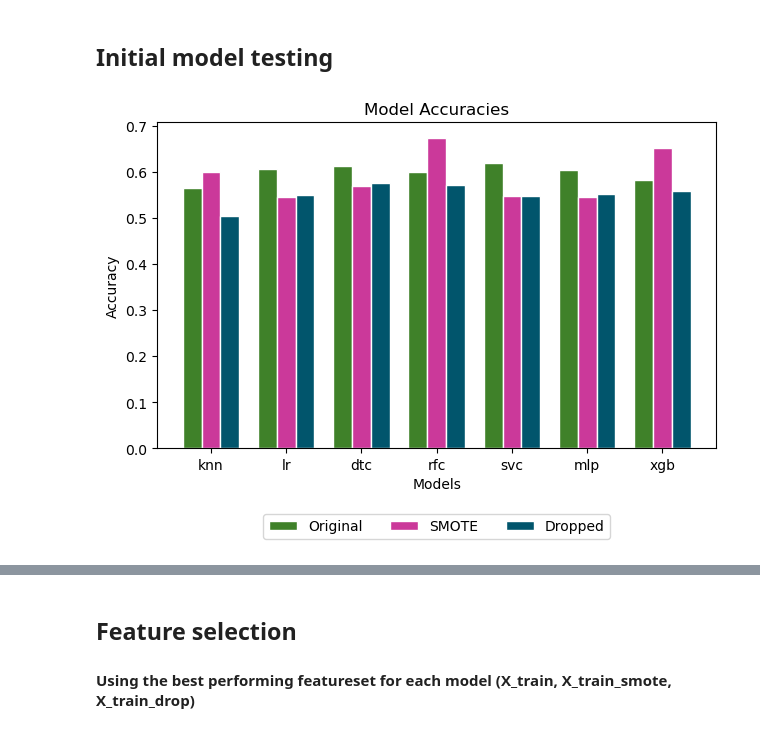
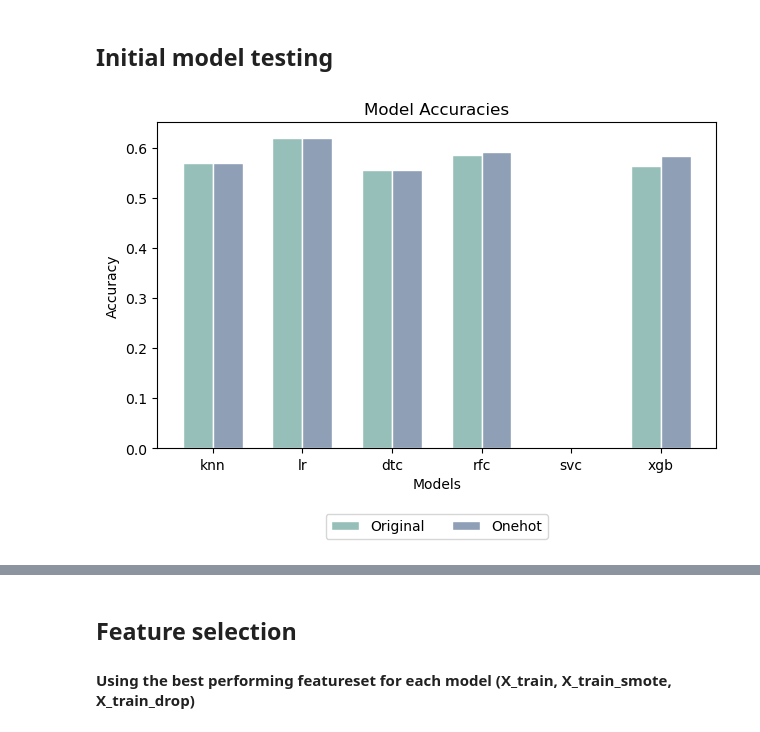
Before and after one commit to Rampenator/dsb, a Jupyter notebook: Rasmus.ipynb, the cells around one changed output, grey strips where cells are left out. Drawn from its saved outputs; the diff is of its cells as text; code cells hidden in the pictures.

```diff
--- a/Rasmus.ipynb
+++ b/Rasmus.ipynb
@@ -192,4 +164,29 @@ accs_drop["xgb"] = cross_val_score(xgb, X_train_drop, y_train_drop).mean()
+# %%
+# Base models
+knn = KNeighborsClassifier(n_neighbors=7)
+lr = LogisticRegression(random_state=1234)
+dtc = DecisionTreeClassifier(random_state=1234)
+rfc = RandomForestClassifier(random_state=1234)
+svc = SVC(kernel="linear")
+xgb = XGBClassifier(random_state=1234)
+# %%
+# Untreated data
+accs_base["knn"] = cross_val_score(knn, X_train, y_train).mean()
+accs_base["lr"] = cross_val_score(lr, X_train, y_train).mean()
+accs_base["dtc"] = cross_val_score(dtc, X_train, y_train).mean()
+accs_base["rfc"] = cross_val_score(rfc, X_train, y_train).mean()
+#accs_base["svc"] = cross_val_score(svc, X_train, y_train).mean() # Needs scaling
+accs_base["xgb"] = cross_val_score(xgb, X_train, y_train).mean()
+# %%
+# One-hot encoded data
+accs_onehot["knn"] = cross_val_score(knn, X_train_onehot, y_train).mean()
+accs_onehot["lr"] = cross_val_score(lr, X_train_onehot, y_train).mean()
+accs_onehot["dtc"] = cross_val_score(dtc, X_train_onehot, y_train).mean()
+accs_onehot["rfc"] = cross_val_score(rfc, X_train_onehot, y_train).mean()
+#accs_onehot["svc"] = cross_val_score(svc, X_train_onehot, y_train).mean() # Needs scaling
+accs_onehot["xgb"] = cross_val_score(xgb, X_train_onehot, y_train).mean()
 # %%
-rp.plot_multi_bar_graph([accs, accs_smote, accs_drop], ["Original", "SMOTE", "Dropped"])
+# One-hot encoding slightly improves some models so we use that moving forward
+rp.plot_multi_bar_graph([accs_base, accs_onehot], ["Original", "Onehot"])
 # %% [output]
-[figure, old version]
+[figure, new version]
```
Also changed, not shown: parts of 42 cells of this notebook.
